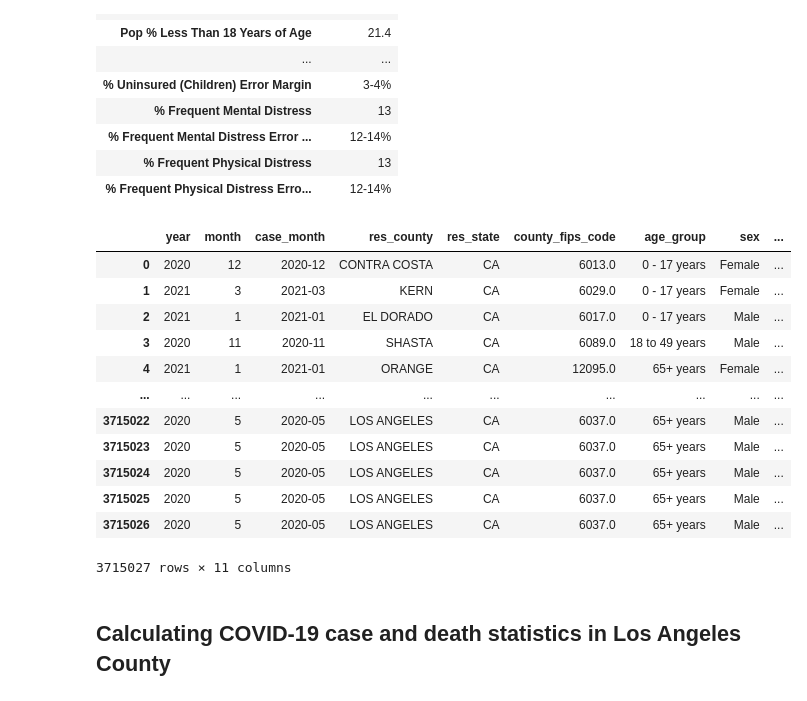
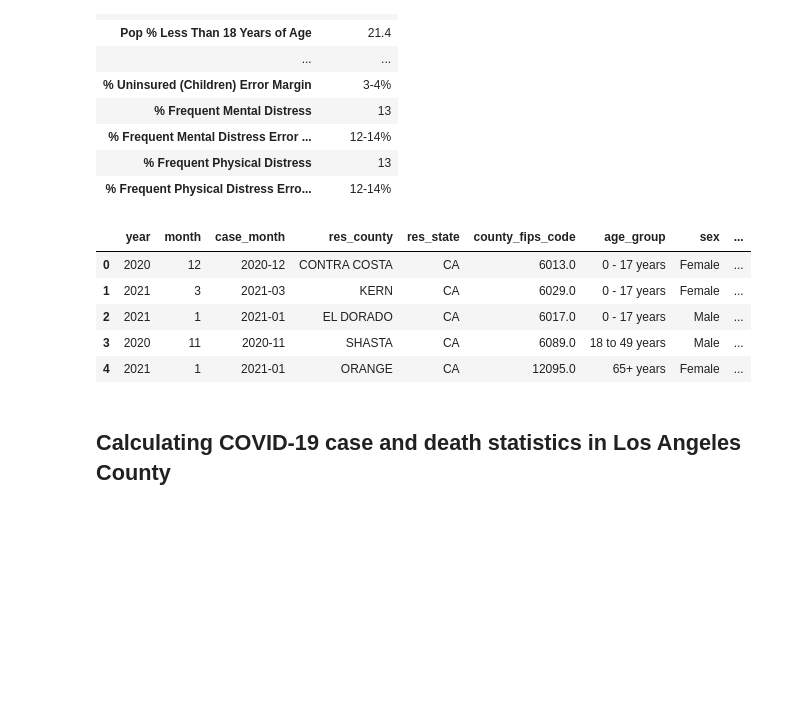
Before and after one commit to kevogil/covid-analysis, a Jupyter notebook: Notebooks/Analysis_And_Visualizations/percentage_deaths_vs_population_percentage.ipynb, the cells around one changed output. Cells and saved outputs as stored; diff of their text form; code cells hidden in the pictures; blank space fills up the shorter version.

```diff
--- a/Notebooks/Analysis_And_Visualizations/percentage_deaths_vs_population_percentage.ipynb
+++ b/Notebooks/Analysis_And_Visualizations/percentage_deaths_vs_population_percentage.ipynb
@@ -47,21 +36,14 @@ los_angeles_stats_df
 | % Frequent Physical Distress Erro... | 12-14% |
 # %%
 ca_case_surveillance_clean_df = pd.DataFrame(pd.read_csv("../../Resources/Clean/ca_data_df.csv", dtype={"FIPS Code": object}))
-ca_case_surveillance_clean_df
+ca_case_surveillance_clean_df.head()
 # %% [output]
 |  | year | month | case_month | res_county | res_state | county_fips_code | age_group | sex | ... |
 | 0 | 2020 | 12 | 2020-12 | CONTRA COSTA | CA | 6013.0 | 0 - 17 years | Female | ... |
 | 1 | 2021 | 3 | 2021-03 | KERN | CA | 6029.0 | 0 - 17 years | Female | ... |
 | 2 | 2021 | 1 | 2021-01 | EL DORADO | CA | 6017.0 | 0 - 17 years | Male | ... |
 | 3 | 2020 | 11 | 2020-11 | SHASTA | CA | 6089.0 | 18 to 49 years | Male | ... |
 | 4 | 2021 | 1 | 2021-01 | ORANGE | CA | 12095.0 | 65+ years | Female | ... |
-| ... | ... | ... | ... | ... | ... | ... | ... | ... | ... |
-| 3715022 | 2020 | 5 | 2020-05 | LOS ANGELES | CA | 6037.0 | 65+ years | Male | ... |
-| 3715023 | 2020 | 5 | 2020-05 | LOS ANGELES | CA | 6037.0 | 65+ years | Male | ... |
-| 3715024 | 2020 | 5 | 2020-05 | LOS ANGELES | CA | 6037.0 | 65+ years | Male | ... |
-| 3715025 | 2020 | 5 | 2020-05 | LOS ANGELES | CA | 6037.0 | 65+ years | Male | ... |
-| 3715026 | 2020 | 5 | 2020-05 | LOS ANGELES | CA | 6037.0 | 65+ years | Male | ... |
-3715027 rows × 11 columns
 # %% [markdown]
 ## Calculating COVID-19 case and death statistics in Los Angeles County
 # %%
```
Also changed, not shown: parts of 28 cells of this notebook.
